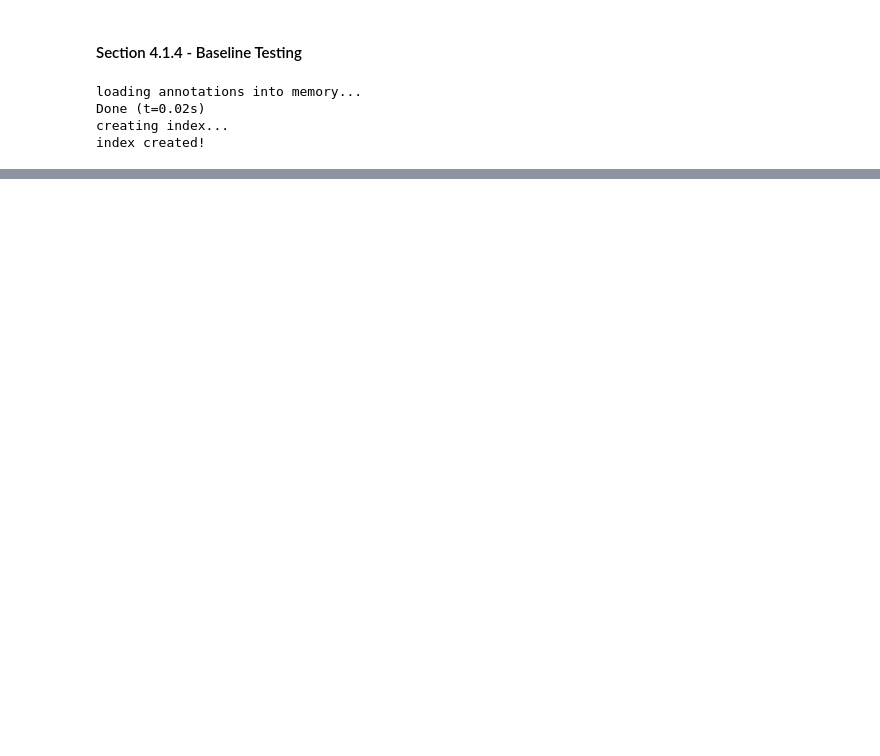
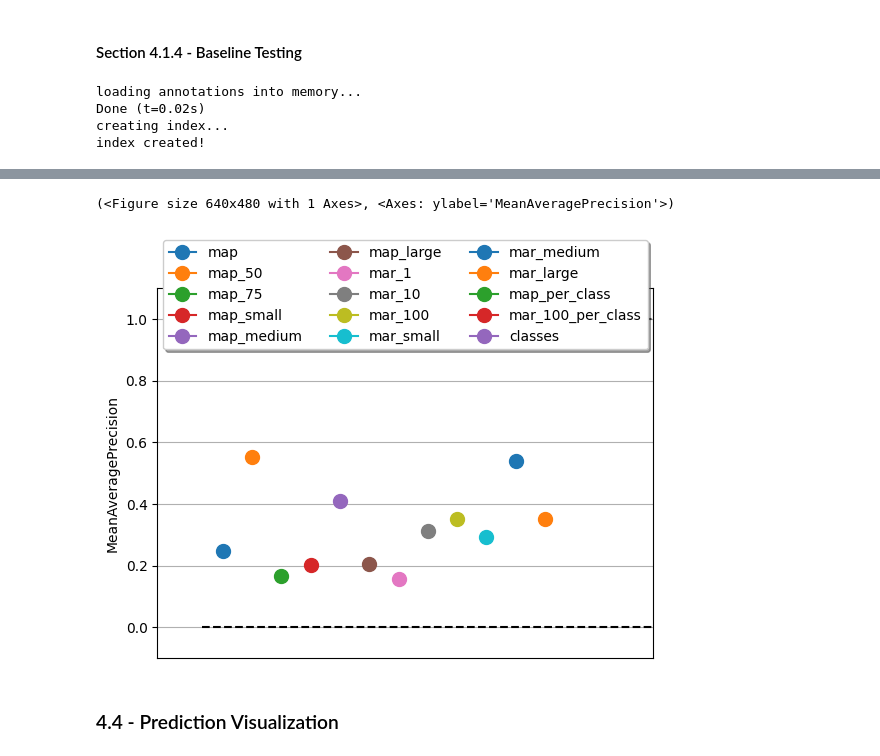
Before and after one commit to jag1799/SeaSARR, a Jupyter notebook: src/frcnn/baseline.ipynb, the cells around one changed output, grey strips where cells are left out. Drawn from its saved outputs; the diff is of its cells as text; code cells hidden in the pictures; blank space fills up the shorter version.

```diff
--- a/src/frcnn/baseline.ipynb
+++ b/src/frcnn/baseline.ipynb
@@ -594,3 +317,12 @@ plt.show()
+# %%
+# Plot Mean Average Precision
+maP.compute()
+maP.plot()
+# %% [output]
+(<Figure size 640x480 with 1 Axes>, <Axes: ylabel='MeanAveragePrecision'>)
+[figure, added]
+# %% [markdown]
+### 4.4 - Prediction Visualization
 # %%
 plt.imshow(performance["Image"][0][0][0])
 plt.show()
```
Also changed, not shown: parts of 21 cells of this notebook, 1 other file.
